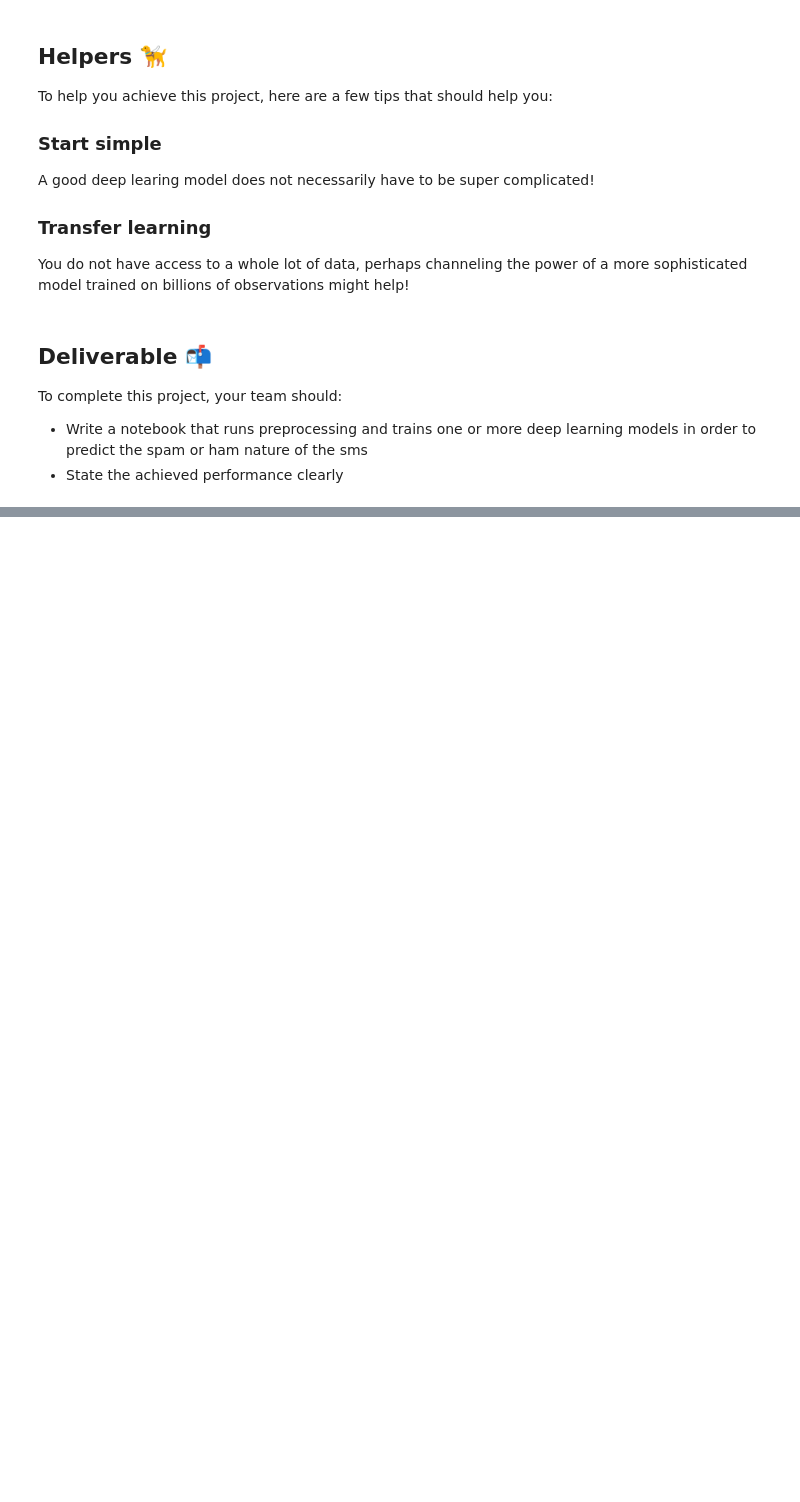
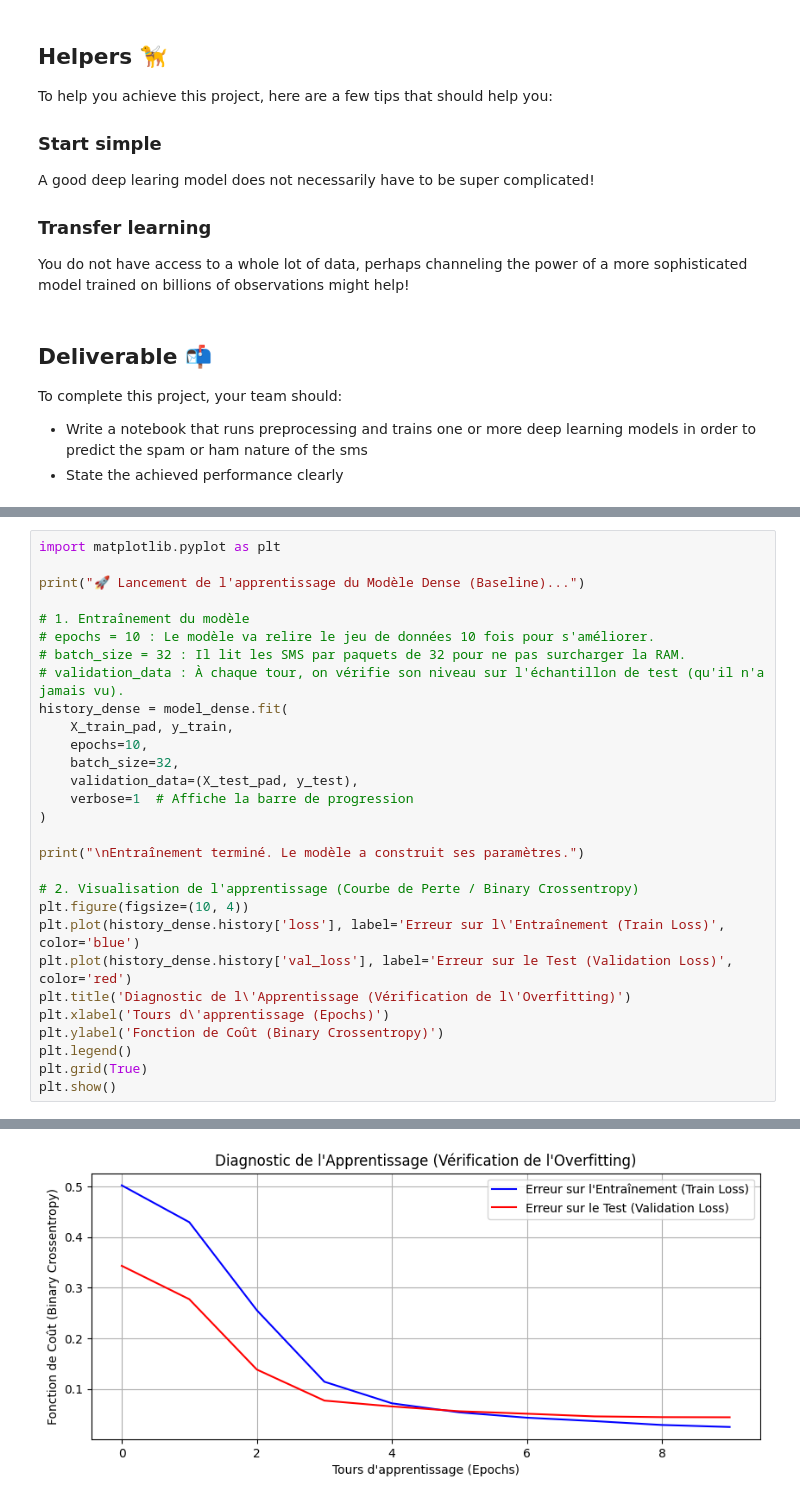
Before and after one commit to Carelle777/PROJECT_ATT_SPAM_DETECTOR, a Jupyter notebook: 01-AT&T_spam_detector.ipynb, the cells around one changed output, grey strips where cells are left out. Drawn from its saved outputs; the diff is of its cells as text; blank space fills up the shorter version.

```diff
--- a/01-AT&T_spam_detector.ipynb
+++ b/01-AT&T_spam_detector.ipynb
@@ -41,0 +219,30 @@ To complete this project, your team should:
+# %%
+import matplotlib.pyplot as plt
+
+print("🚀 Lancement de l'apprentissage du Modèle Dense (Baseline)...")
+
+# 1. Entraînement du modèle
+# epochs = 10 : Le modèle va relire le jeu de données 10 fois pour s'améliorer.
+# batch_size = 32 : Il lit les SMS par paquets de 32 pour ne pas surcharger la RAM.
+# validation_data : À chaque tour, on vérifie son niveau sur l'échantillon de test (qu'il n'a jamais vu).
+history_dense = model_dense.fit(
+    X_train_pad, y_train,
+    epochs=10,
+    batch_size=32,
+    validation_data=(X_test_pad, y_test),
+    verbose=1  # Affiche la barre de progression
+)
+
+print("\nEntraînement terminé. Le modèle a construit ses paramètres.")
+
+# 2. Visualisation de l'apprentissage (Courbe de Perte / Binary Crossentropy)
+plt.figure(figsize=(10, 4))
+plt.plot(history_dense.history['loss'], label='Erreur sur l\'Entraînement (Train Loss)', color='blue')
+plt.plot(history_dense.history['val_loss'], label='Erreur sur le Test (Validation Loss)', color='red')
+plt.title('Diagnostic de l\'Apprentissage (Vérification de l\'Overfitting)')
+plt.xlabel('Tours d\'apprentissage (Epochs)')
+plt.ylabel('Fonction de Coût (Binary Crossentropy)')
+plt.legend()
+plt.grid(True)
+plt.show()
+# %% [output]
@@ -41,0 +266 @@ To complete this project, your team should:
+[figure, added]
```
Also changed, not shown: parts of 19 cells of this notebook, 3 other files.
